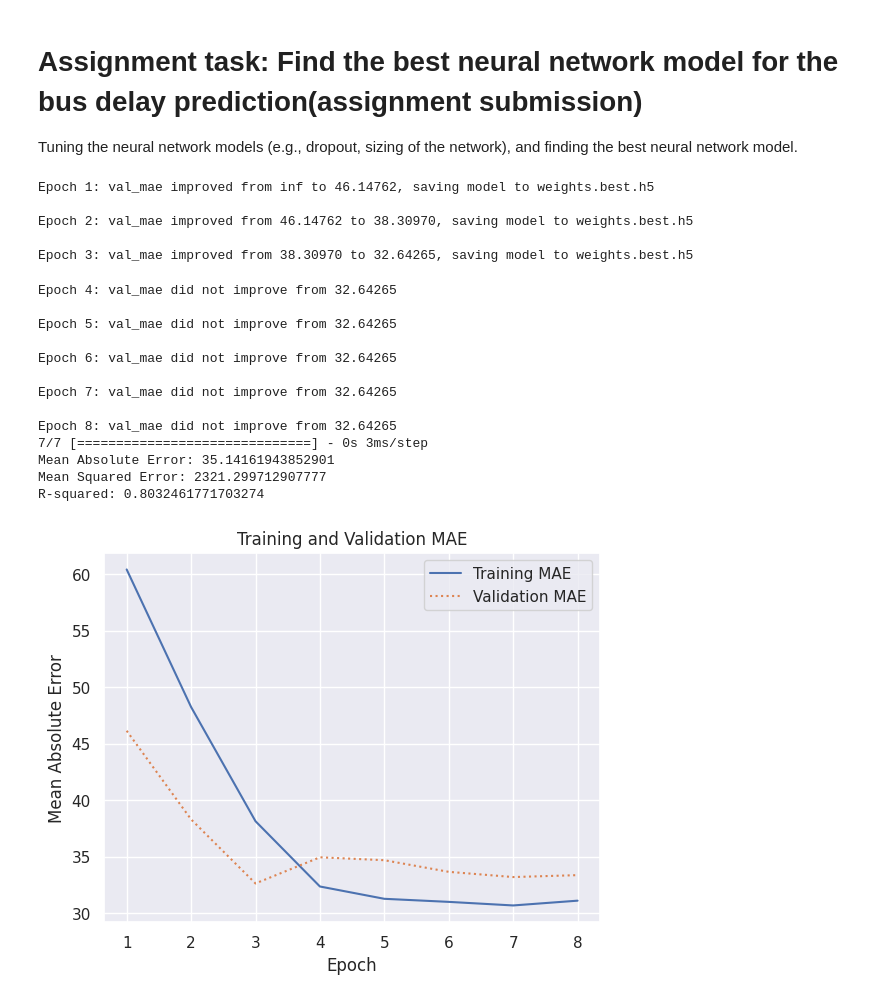
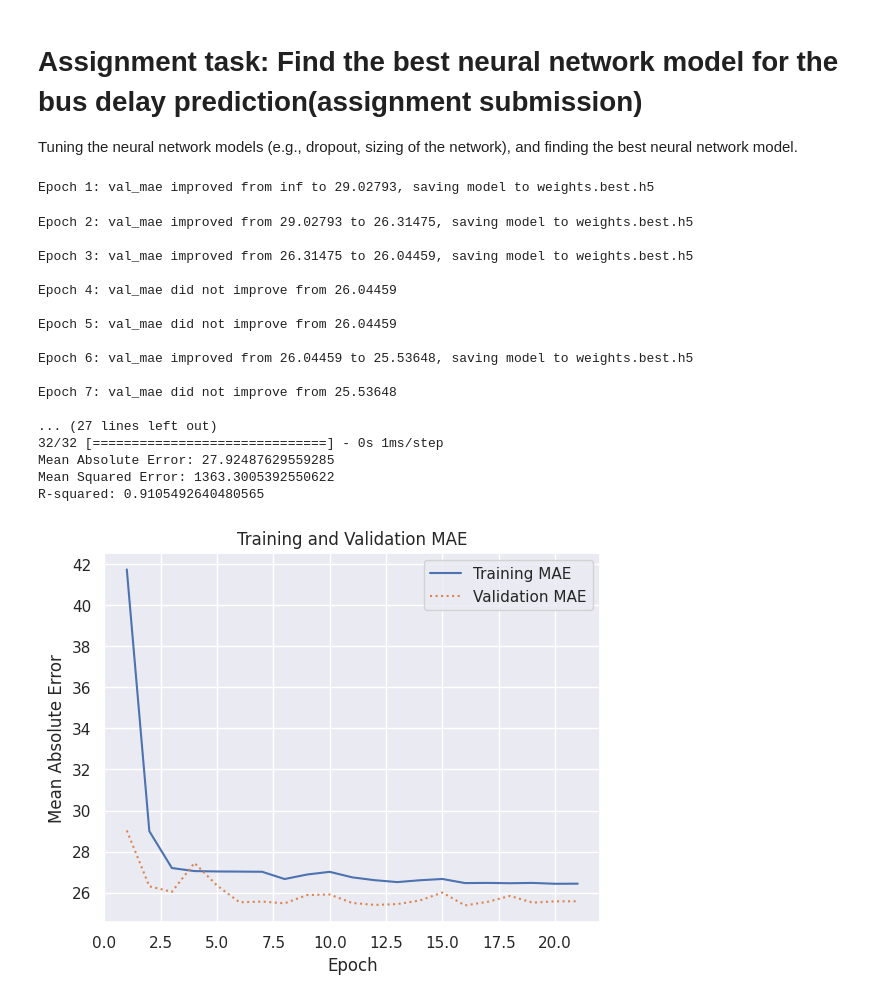
Before and after one commit to zhenliangma/Applied-AI-in-Transportation, a Jupyter notebook: Exercise_7_Neural_networks/Exercise7_Neural_Networks.ipynb, the cells around one changed output. Cells and saved outputs as stored; diff of their text form; code cells hidden in the pictures.

```diff
--- a/Exercise_7_Neural_networks/Exercise7_Neural_Networks.ipynb
+++ b/Exercise_7_Neural_networks/Exercise7_Neural_Networks.ipynb
@@ -591,7 +589,7 @@ url = 'https://raw.githubusercontent.com/zhenliangma/Applied-AI-in-Transportatio
 df = pd.read_csv(url)
 
 # Limit the DataFrame to the first 1000 rows (selecting a subset of the data).
-df = df.iloc[:1000]
+#df = df.iloc[:1000]
 
 # Drop specific columns (Arrival_time, Stop_id, Bus_id, Line_id) from the DataFrame.
 df = df.drop(['Arrival_time', 'Stop_id', 'Bus_id', 'Line_id'], axis=1)
@@ -656,48 +654,48 @@ val_err = hist.history['val_mae']
 
 # Define the number of epochs.
 epochs = range(1, len(err) + 1)
 
 # Plot the Training MAE and Validation MAE over epochs.
 plt.plot(epochs, err, '-', label='Training MAE')
 plt.plot(epochs, val_err, ':', label='Validation MAE')
 plt.title('Training and Validation MAE')
 plt.xlabel('Epoch')
 plt.ylabel('Mean Absolute Error')
 plt.legend(loc='upper right')
 plt.plot()
 
 # Use the trained model to predict on the test data.
 y_pred = model.predict(X_test)
 
 # Calculate Mean Absolute Error (MAE), Mean Squared Error (MSE), and R-squared (R2) for the predictions.
 mae = mean_absolute_error(y_test, y_pred)
 mse = mean_squared_error(y_test, y_pred)
 r2 = r2_score(y_test, y_pred)
 
 # Print the evaluation metrics.
 print(f"Mean Absolute Error: {mae}")
 print(f"Mean Squared Error: {mse}")
 print(f"R-squared: {r2}")
 # %% [output]
-Epoch 1: val_mae improved from inf to 46.14762, saving model to weights.best.h5
-
-Epoch 2: val_mae improved from 46.14762 to 38.30970, saving model to weights.best.h5
-
-Epoch 3: val_mae improved from 38.30970 to 32.64265, saving model to weights.best.h5
+Epoch 1: val_mae improved from inf to 29.02793, saving model to weights.best.h5
-Epoch 4: val_mae did not improve from 32.64265
+Epoch 2: val_mae improved from 29.02793 to 26.31475, saving model to weights.best.h5
 
-Epoch 5: val_mae did not improve from 32.64265
+Epoch 3: val_mae improved from 26.31475 to 26.04459, saving model to weights.best.h5
 
-Epoch 6: val_mae did not improve from 32.64265
+Epoch 4: val_mae did not improve from 26.04459
 
-Epoch 7: val_mae did not improve from 32.64265
+Epoch 5: val_mae did not improve from 26.04459
 
-Epoch 8: val_mae did not improve from 32.64265
-7/7 [==============================] - 0s 3ms/step
-Mean Absolute Error: 35.14161943852901
-Mean Squared Error: 2321.299712907777
-R-squared: 0.8032461771703274
+Epoch 6: val_mae improved from 26.04459 to 25.53648, saving model to weights.best.h5
+
+Epoch 7: val_mae did not improve from 25.53648
+
+... (27 lines left out)
+32/32 [==============================] - 0s 1ms/step
+Mean Absolute Error: 27.92487629559285
+Mean Squared Error: 1363.3005392550622
+R-squared: 0.9105492640480565
-[figure, old version]
+[figure, new version]
 # %%
 import pandas as pd
 from sklearn.model_selection import train_test_split
```
Also changed, not shown: parts of 14 cells of this notebook.
